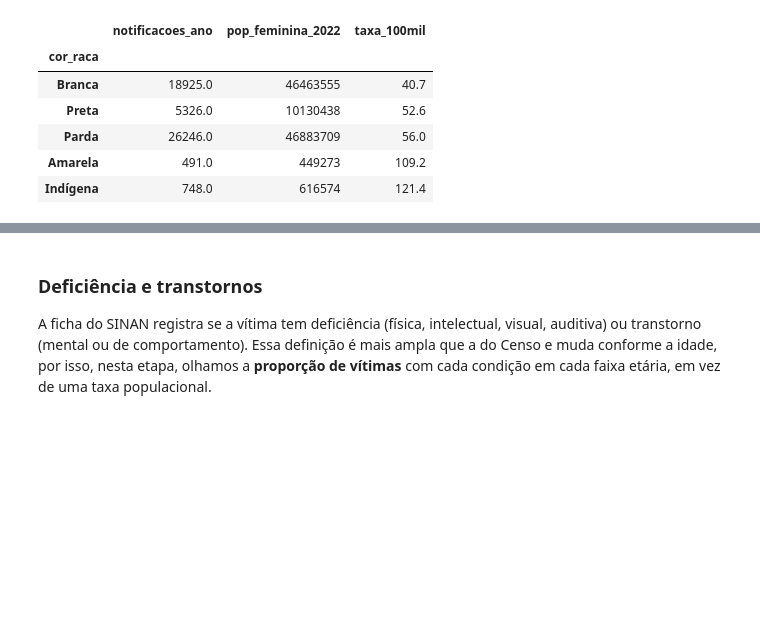
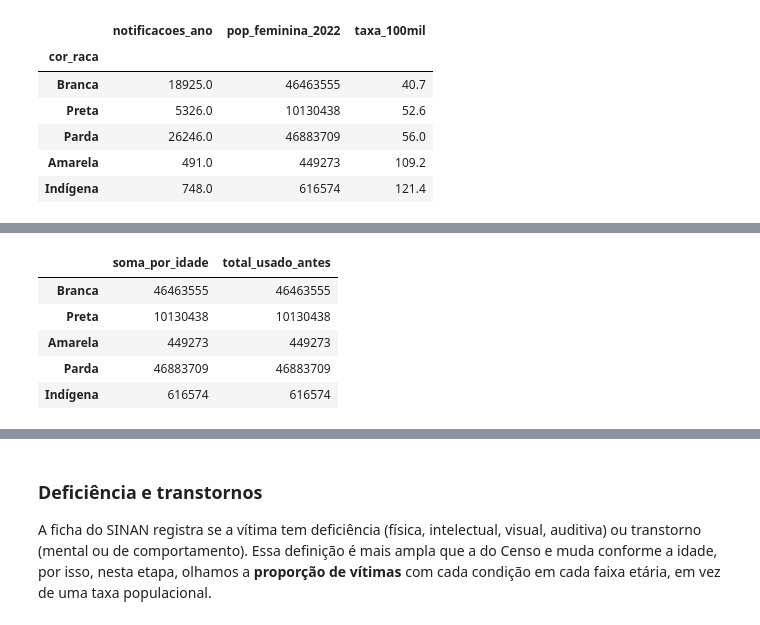
Before and after one commit to gabrielleazev/aedv-violencia-sexual, a Jupyter notebook: notebooks/relatorio.ipynb, the cells around one changed output, grey strips where cells are left out. Cells and saved outputs as stored; diff of their text form; code cells hidden in the pictures; blank space fills up the shorter version.

```diff
--- a/notebooks/relatorio.ipynb
+++ b/notebooks/relatorio.ipynb
@@ -433,0 +438,16 @@ plt.show()
+# %%
+pop_ri = pd.read_csv("../data/processed/pop_feminina_raca_idade_censo2022.csv",
+                     sep=";", encoding="utf-8-sig", skiprows=6, nrows=21, header=None,
+                     names=["nivel", "idade", "Branca", "Preta", "Amarela", "Parda", "Indígena"])
+pop_ri = pop_ri.drop(columns="nivel").set_index("idade").astype(int)
+
+# conferência: a soma de cada coluna deve bater com a população total por cor/raça que já usamos
+pd.DataFrame({"soma_por_idade": pop_ri.sum(),
+              "total_usado_antes": pop_raca["pop_feminina_2022"]})
+# %% [output]
+|  | soma_por_idade | total_usado_antes |
+| Branca | 46463555 | 46463555 |
+| Preta | 10130438 | 10130438 |
+| Amarela | 449273 | 449273 |
+| Parda | 46883709 | 46883709 |
+| Indígena | 616574 | 616574 |
```
Also changed, not shown: parts of 13 cells of this notebook, 3 other files.
